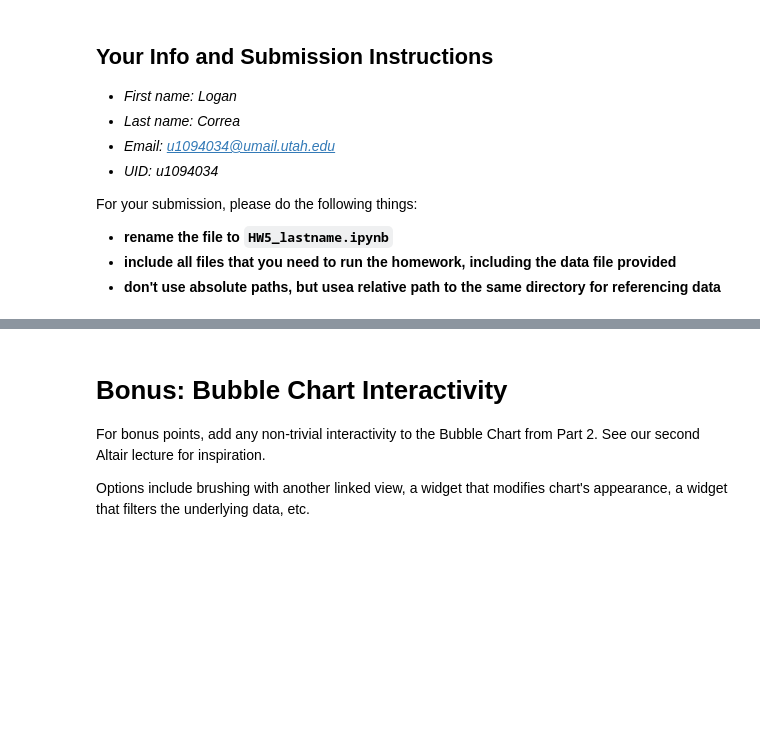
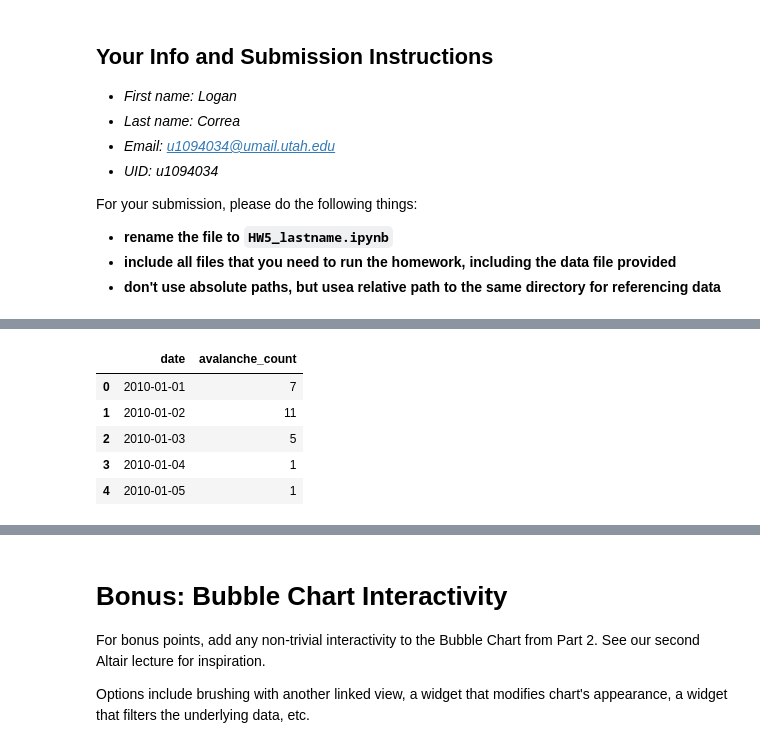
Before and after one commit to logancorrea/Data-Visualization, a Jupyter notebook: Homework/HW05/HW5_Correa.ipynb, the cells around one changed output, grey strips where cells are left out. Cells and saved outputs as stored; diff of their text form; code cells hidden in the pictures; blank space fills up the shorter version.

```diff
--- a/Homework/HW05/HW5_Correa.ipynb
+++ b/Homework/HW05/HW5_Correa.ipynb
@@ -64,0 +65,30 @@ avy_df = avy_df[avy_df['Year']>2009]
+# %%
+# Convert Date column to datetime format for proper grouping and handling
+avy_df['Date'] = pd.to_datetime(avy_df['Date'], errors='coerce')
+
+# Group by Date and count the number of avalanches per day
+avalanches_per_day = avy_df.groupby('Date').size().reset_index(name='avalanche_count')
+
+# Generate a complete date range from the first to the last date in the dataset
+full_date_range = pd.DataFrame(pd.date_range(start=avalanches_per_day['Date'].min(),
+                                             end=avalanches_per_day['Date'].max()),
+                               columns=['Date'])
+
+# Merge the complete date range with the avalanche counts, filling missing dates with 0
+complete_data = pd.merge(full_date_range, avalanches_per_day, on='Date', how='left').fillna(0)
+
+# Convert the 'avalanche_count' to integer type
+complete_data['avalanche_count'] = complete_data['avalanche_count'].astype(int)
+
+# rename Date to date and avalanche_count to temp_max
+complete_data = complete_data.rename(columns={'Date': 'date'})
+
+# Display the first few rows of the processed data
+complete_data.head()
+# %% [output]
+|  | date | avalanche_count |
+| 0 | 2010-01-01 | 7 |
+| 1 | 2010-01-02 | 11 |
+| 2 | 2010-01-03 | 5 |
+| 3 | 2010-01-04 | 1 |
+| 4 | 2010-01-05 | 1 |
```
Also changed, not shown: parts of 3 cells of this notebook.
